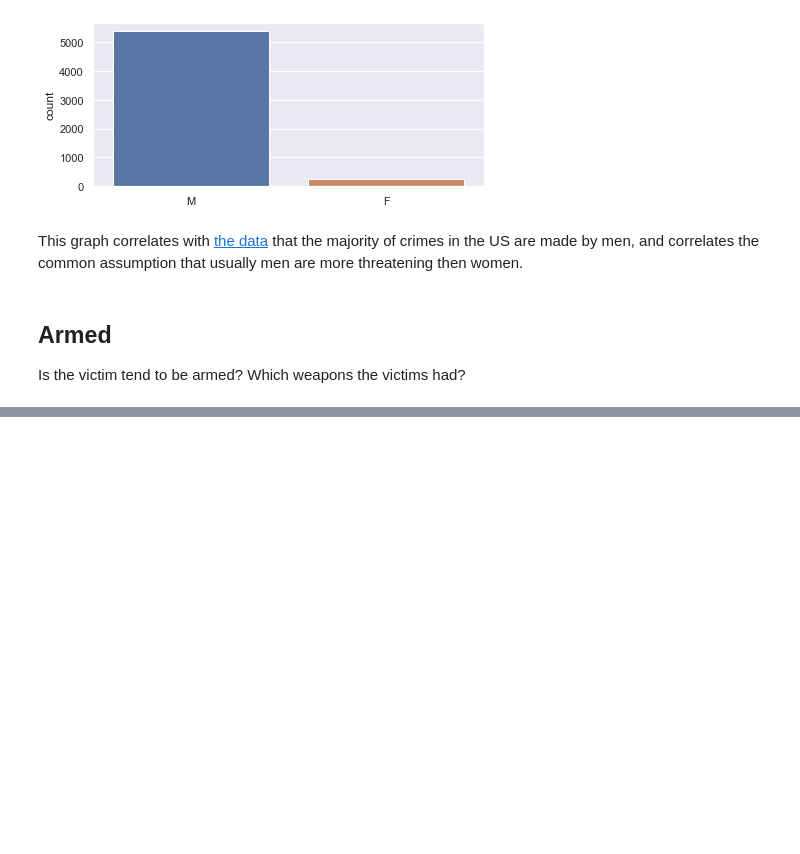
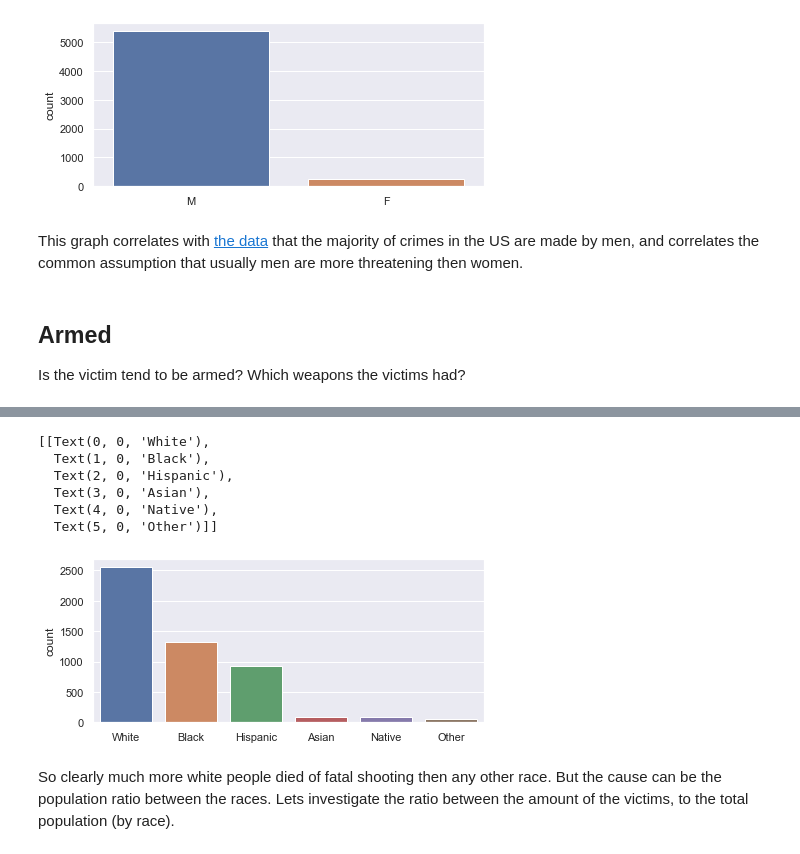
Before and after one commit to SagiPolaczek/Police_Shooting_Analysis, a Jupyter notebook: fps.ipynb, the cells around one changed output, grey strips where cells are left out. Drawn from its saved outputs; the diff is of its cells as text; code cells hidden in the pictures; blank space fills up the shorter version.

```diff
--- a/fps.ipynb
+++ b/fps.ipynb
@@ -182,0 +186,16 @@ Thats quite a lot values for a graph.
+# %%
+plt.figure(figsize=(7,3))
+race_values = fps_data['race'].dropna().values
+order = fps_data['race'].dropna().value_counts().index
+races = ['White', 'Black', 'Hispanic', 'Asian', 'Native', 'Other']
+sns.countplot(race_values, order=order).set(xticklabels=races)
+# %% [output]
+[[Text(0, 0, 'White'),
+  Text(1, 0, 'Black'),
+  Text(2, 0, 'Hispanic'),
+  Text(3, 0, 'Asian'),
+  Text(4, 0, 'Native'),
+  Text(5, 0, 'Other')]]
+[figure, added]
+# %% [markdown]
+So clearly much more white people died of fatal shooting then any other race. But the cause can be the population ratio between the races. Lets investigate the ratio between the amount of the victims, to the total population (by race).
```
Also changed, not shown: parts of 4 cells of this notebook.
